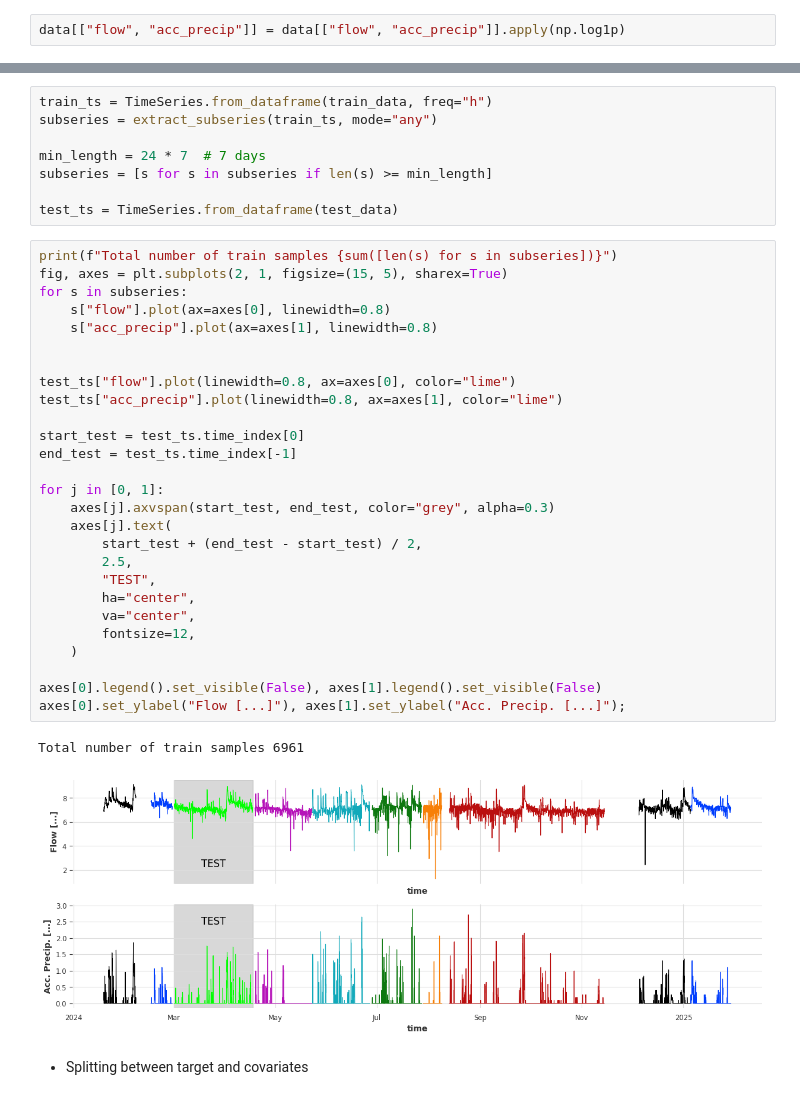
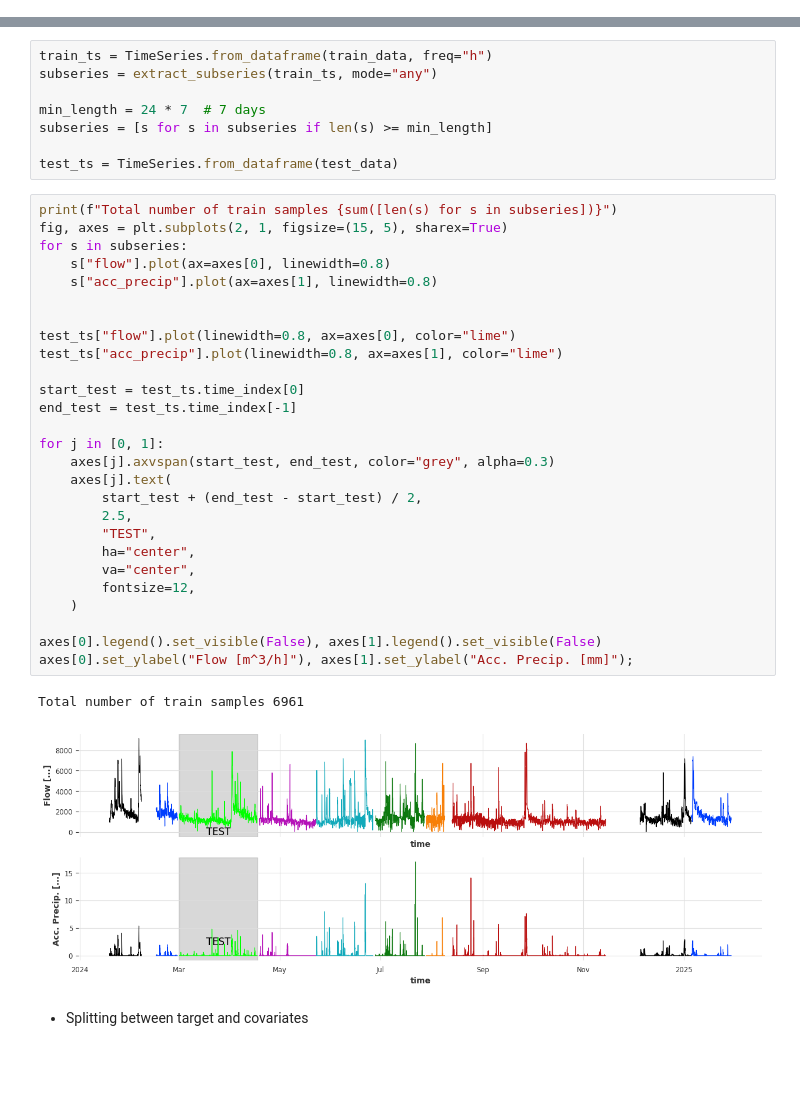
Before and after one commit to DHI/WaterBench-TimeSeries-WWTPINflow, a Jupyter notebook: code/feature_engineering.ipynb, the cells around one changed output, grey strips where cells are left out. Drawn from its saved outputs; the diff is of its cells as text; blank space fills up the shorter version.

```diff
--- a/code/feature_engineering.ipynb
+++ b/code/feature_engineering.ipynb
@@ -95,5 +91,3 @@ data.drop(columns=["temp_grass", "temp_soil_30"], inplace=True)
-# %%
-data[["flow", "acc_precip"]] = data[["flow", "acc_precip"]].apply(np.log1p)
 # %% [markdown]
 - Splitting between train and test based on this [notebook](./data_split.ipynb).
 # %%
@@ -112,33 +106,33 @@ test_ts = TimeSeries.from_dataframe(test_data)
 # %%
 print(f"Total number of train samples {sum([len(s) for s in subseries])}")
 fig, axes = plt.subplots(2, 1, figsize=(15, 5), sharex=True)
 for s in subseries:
     s["flow"].plot(ax=axes[0], linewidth=0.8)
     s["acc_precip"].plot(ax=axes[1], linewidth=0.8)
 
 
 test_ts["flow"].plot(linewidth=0.8, ax=axes[0], color="lime")
 test_ts["acc_precip"].plot(linewidth=0.8, ax=axes[1], color="lime")
 
 start_test = test_ts.time_index[0]
 end_test = test_ts.time_index[-1]
 
 for j in [0, 1]:
     axes[j].axvspan(start_test, end_test, color="grey", alpha=0.3)
     axes[j].text(
         start_test + (end_test - start_test) / 2,
         2.5,
         "TEST",
         ha="center",
         va="center",
         fontsize=12,
     )
 
 axes[0].legend().set_visible(False), axes[1].legend().set_visible(False)
-axes[0].set_ylabel("Flow [...]"), axes[1].set_ylabel("Acc. Precip. [...]");
+axes[0].set_ylabel("Flow [m^3/h]"), axes[1].set_ylabel("Acc. Precip. [mm]");
 # %% [output]
 Total number of train samples 6961
-[figure, old version]
+[figure, new version]
 # %% [markdown]
 - Splitting between target and covariates
 # %%
```
Also changed, not shown: parts of 6 cells of this notebook, 5 other files.
